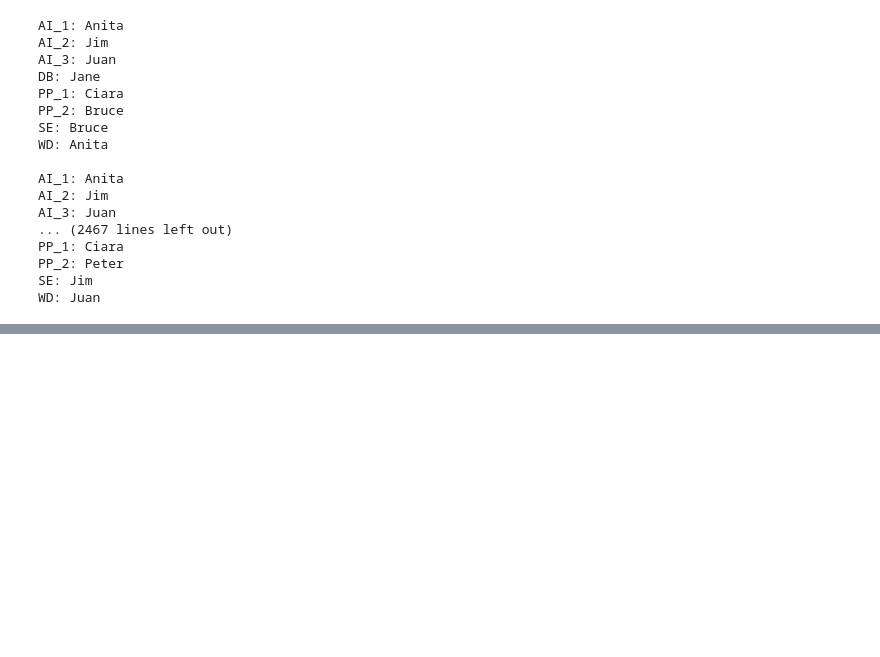
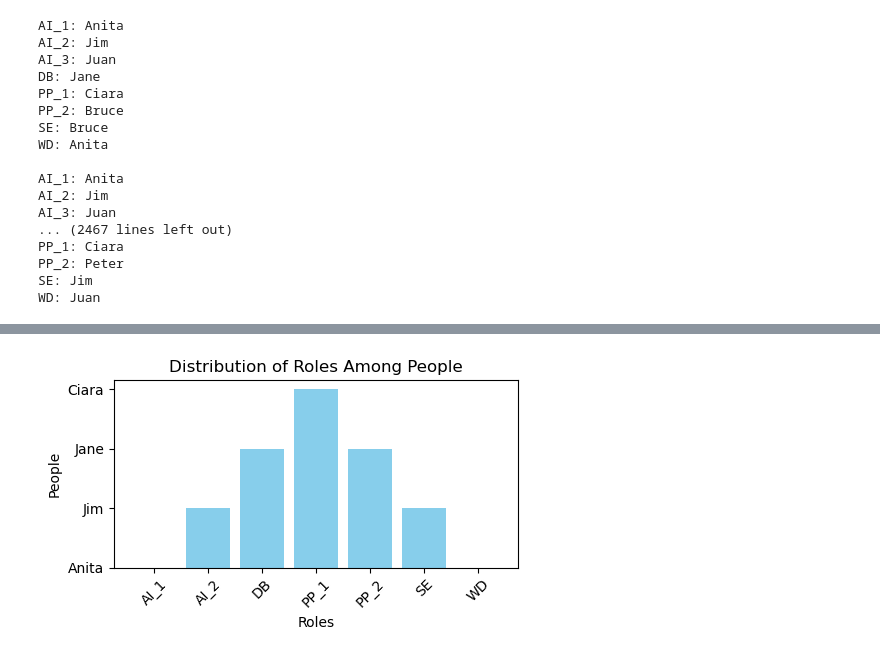
Before and after one commit to tamirisrd/AI_DV_ICA, a Jupyter notebook: TamirisRodriguesDuarte_AI_DV_ ICA.ipynb, the cells around one changed output, grey strips where cells are left out. Drawn from its saved outputs; the diff is of its cells as text; code cells hidden in the pictures; blank space fills up the shorter version.

```diff
--- a/TamirisRodriguesDuarte_AI_DV_ ICA.ipynb
+++ b/TamirisRodriguesDuarte_AI_DV_ ICA.ipynb
@@ -211,10 +211,10 @@ problem.addConstraint(hiring_cons, roles)
 problem.addConstraint(two_roles_cons, roles)
 
 # Solution
-solutions = problem.getSolutions()
+solutions2 = problem.getSolutions()
 
-if solutions:
-    for solution in solutions:
+if solutions2:
+    for solution in solutions2:
         for role, person in solution.items():
             if person:
                 print(f"{role}: {person}")
@@ -244,0 +249,16 @@ WD: Juan
+# %%
+# Extract roles and people
+roles = list(solutions[0].keys())
+people = list(solutions[0].values())
+
+# Create a bar chart
+plt.figure(figsize=(5, 3))
+plt.bar(roles, people, color='skyblue')
+plt.xlabel('Roles')
+plt.ylabel('People')
+plt.title('Distribution of Roles Among People')
+plt.xticks(rotation=45)
+plt.tight_layout()
+plt.show()
+# %% [output]
+[figure, added]
```
Also changed, not shown: parts of 6 cells of this notebook.
